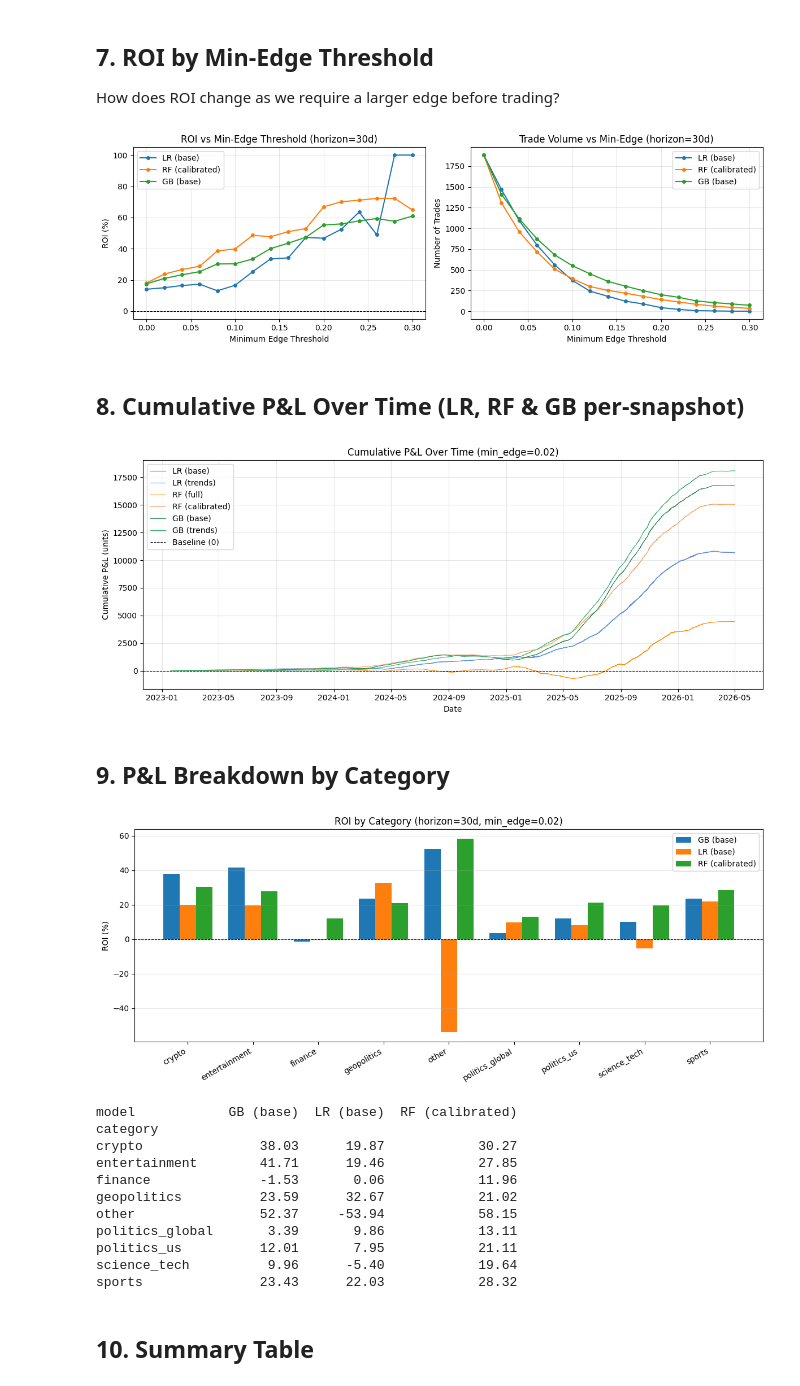
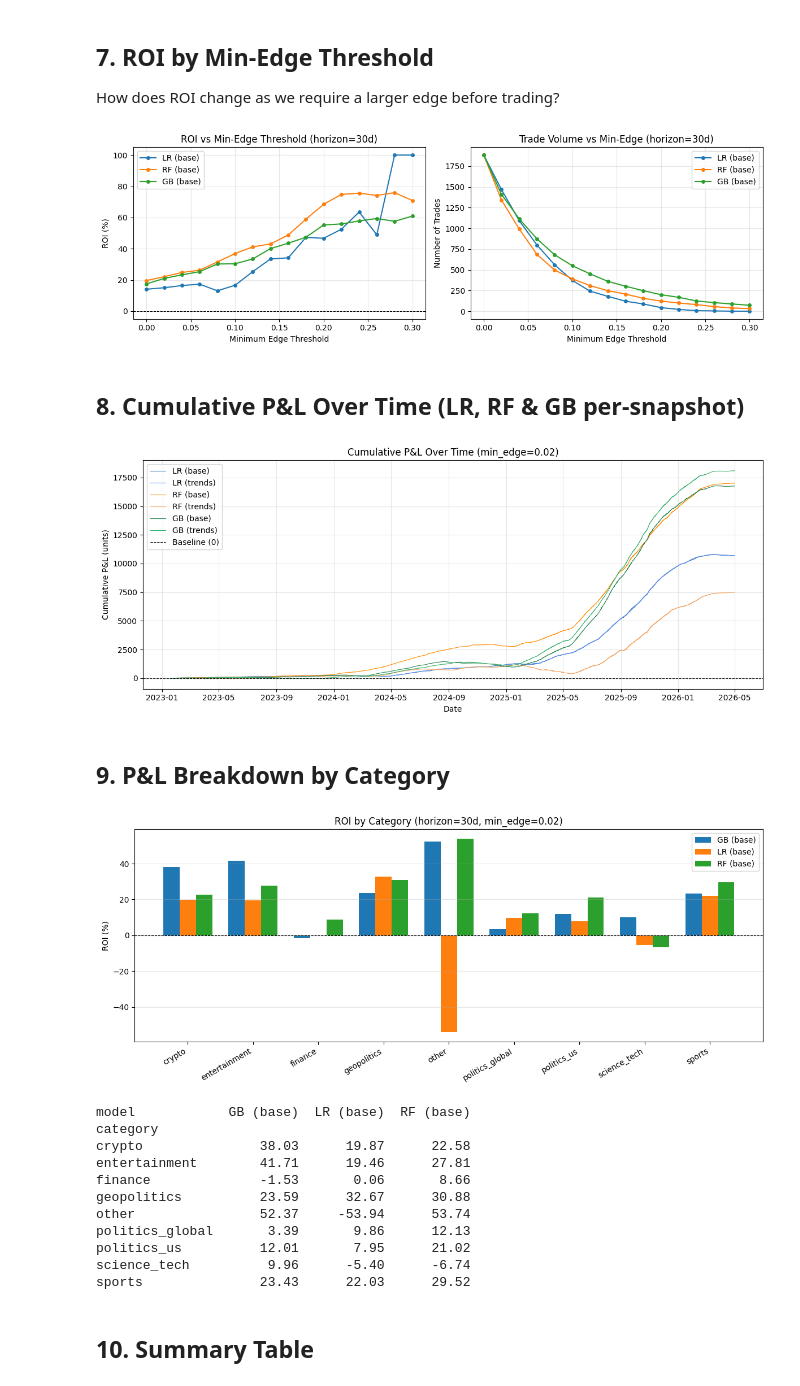
Before and after one commit to Hector-TB/predicting-prediction-markets, a Jupyter notebook: analysis/trading_simulation.ipynb, the cells around one changed output. Saved outputs shown, nothing was run; the diff lists cells and outputs as text; code cells hidden in the pictures.

```diff
--- a/analysis/trading_simulation.ipynb
+++ b/analysis/trading_simulation.ipynb
@@ -192,20 +192,17 @@ Per-snapshot trading results (min_edge=0.02)
 | 5 | GB (trends) | 217570 | 18096.99 | 27.48 | 73.80 |
 # %%
 # --- Edge distribution diagnostic ---
-# Shows how often each model disagrees with the market and by how much.
-# A trade only fires when |edge| > MIN_EDGE, so this explains n_trades differences.
-
 edge_stats = []
 fig, axes = plt.subplots(2, 3, figsize=(15, 7), sharey=False)
 axes = axes.flatten()
 
 model_series = [
-    (lr_merged.dropna(subset=['price_at_snapshot']), 'pred_prob_base',       'LR (base)'),
-    (lr_merged.dropna(subset=['price_at_snapshot']), 'pred_prob_trends',      'LR (trends)'),
-    (rf_merged.dropna(subset=['price_at_snapshot']), 'proba_full',            'RF (full)'),
-    (rf_merged.dropna(subset=['price_at_snapshot']), 'proba_full_calibrated', 'RF (calibrated)'),
-    (gb_merged.dropna(subset=['price_at_snapshot']), 'pred_prob_base',        'GB (base)'),
-    (gb_merged.dropna(subset=['price_at_snapshot']), 'pred_prob_trends',      'GB (trends)'),
+    (lr_merged.dropna(subset=['price_at_snapshot']), 'pred_prob_base',        'LR (base)'),
+    (lr_merged.dropna(subset=['price_at_snapshot']), 'pred_prob_trends',       'LR (trends)'),
+    (rf_merged.dropna(subset=['price_at_snapshot']), 'proba_trends_calibrated','RF (base)'),
+    (rf_merged.dropna(subset=['price_at_snapshot']), 'proba_trends',           'RF (trends)'),
+    (gb_merged.dropna(subset=['price_at_snapshot']), 'pred_prob_base',         'GB (base)'),
+    (gb_merged.dropna(subset=['price_at_snapshot']), 'pred_prob_trends',       'GB (trends)'),
 ]
 
 for ax, (sub, col, label) in zip(axes, model_series):
@@ -260,11 +257,12 @@ HORIZONS = range(7, 91)  # days after market open to sweep
 horizon_results = []
 for h in HORIZONS:
     for merged_df, prob_col, label in [
-        (lr_merged, 'pred_prob_base',       'LR (base)'),
-        (lr_merged, 'pred_prob_trends',      'LR (trends)'),
-        (rf_merged, 'proba_full_calibrated', 'RF (calibrated)'),
-        (gb_merged, 'pred_prob_base',        'GB (base)'),
-        (gb_merged, 'pred_prob_trends',      'GB (trends)'),
+        (lr_merged, 'pred_prob_base',        'LR (base)'),
+        (lr_merged, 'pred_prob_trends',       'LR (trends)'),
+        (rf_merged, 'proba_trends_calibrated','RF (base)'),
+        (rf_merged, 'proba_trends',           'RF (trends)'),
+        (gb_merged, 'pred_prob_base',         'GB (base)'),
+        (gb_merged, 'pred_prob_trends',       'GB (trends)'),
     ]:
         snap = get_horizon_snapshot(merged_df, prob_col, h)
         if len(snap) == 0:
@@ -358,15 +358,15 @@ How does ROI change as we require a larger edge before trading?
 # Fix a representative horizon for edge-sensitivity and category analyses
 FIXED_HORIZON = 30
 
-lr_pm = get_horizon_snapshot(lr_merged, 'pred_prob_base',       FIXED_HORIZON)
-rf_pm = get_horizon_snapshot(rf_merged, 'proba_full_calibrated', FIXED_HORIZON)
-gb_pm = get_horizon_snapshot(gb_merged, 'pred_prob_base',        FIXED_HORIZON)
+lr_pm = get_horizon_snapshot(lr_merged, 'pred_prob_base',        FIXED_HORIZON)
+rf_pm = get_horizon_snapshot(rf_merged, 'proba_trends_calibrated', FIXED_HORIZON)
+gb_pm = get_horizon_snapshot(gb_merged, 'pred_prob_base',         FIXED_HORIZON)
 
 edges = np.arange(0.0, 0.31, 0.02)
 
 focus_models = {
     'LR (base)':       (lr_pm, 'model_prob'),
-    'RF (calibrated)': (rf_pm, 'model_prob'),
+    'RF (base)': (rf_pm, 'model_prob'),
     'GB (base)':       (gb_pm, 'model_prob'),
 }
 
@@ -406,7 +406,7 @@ plt.tight_layout()
 plt.savefig('trading_roi_vs_edge.png', dpi=150, bbox_inches='tight')
 plt.show()
 # %% [output]
-[figure, old version]
+[figure, new version]
 # %% [markdown]
 ## 8. Cumulative P&L Over Time (LR, RF & GB per-snapshot)
 # %%
@@ -426,8 +426,8 @@ sub_rf = rf_merged.dropna(subset=['price_at_snapshot']).copy()
 sub_rf = sub_rf.sort_values('snapshot_timestamp')
 
 for col, label, color in [
-    ('proba_full',            'RF (full)',        'darkorange'),
-    ('proba_full_calibrated', 'RF (calibrated)',  'sandybrown'),
+    ('proba_trends_calibrated', 'RF (base)', 'darkorange'),
+    ('proba_trends',            'RF (trends)',      'sandybrown'),
 ]:
     pnl = simulate_trades(sub_rf[col].values, sub_rf['price_at_snapshot'].values, sub_rf['outcome'].values)
     ax.plot(sub_rf['snapshot_timestamp'].values, pnl.cumsum().values, label=label, color=color, linewidth=0.8)
@@ -452,14 +452,14 @@ plt.tight_layout()
 plt.savefig('trading_cumulative_pnl.png', dpi=150, bbox_inches='tight')
 plt.show()
 # %% [output]
-[figure, old version]
+[figure, new version]
 # %% [markdown]
 ## 9. P&L Breakdown by Category
 # %%
 cat_models = [
     (gb_pm, 'GB (base)'),
     (lr_pm, 'LR (base)'),
-    (rf_pm, 'RF (calibrated)'),
+    (rf_pm, 'RF (base)'),
 ]
 
 cat_rows = []
@@ -477,45 +477,45 @@ for pm_df, label in cat_models:
     grp['model'] = label
     cat_rows.append(grp)
 
 cat_df = pd.concat(cat_rows, ignore_index=True)
 
 fig, ax = plt.subplots(figsize=(12, 5))
 categories = cat_df['category'].unique()
 x = np.arange(len(categories))
 width = 0.25
 
 for i, (_, label) in enumerate(cat_models):
     vals = [cat_df[(cat_df['model'] == label) & (cat_df['category'] == c)]['roi_%'].values[0]
             if len(cat_df[(cat_df['model'] == label) & (cat_df['category'] == c)]) > 0
             else 0
             for c in categories]
     ax.bar(x + i * width, vals, width, label=label)
 
 ax.axhline(0, color='black', linewidth=0.8, linestyle='--')
 ax.set_xticks(x + width)
 ax.set_xticklabels(categories, rotation=30, ha='right')
 ax.set_ylabel('ROI (%)')
 ax.set_title(f'ROI by Category (horizon={FIXED_HORIZON}d, min_edge={MIN_EDGE})')
 ax.legend()
 ax.grid(axis='y', alpha=0.3)
 plt.tight_layout()
 plt.savefig('trading_roi_by_category.png', dpi=150, bbox_inches='tight')
 plt.show()
 
 print(cat_df.pivot_table(index='category', columns='model', values='roi_%').round(2))
 # %% [output]
-[figure, old version]
+[figure, new version]
-model            GB (base)  LR (base)  RF (calibrated)
+model            GB (base)  LR (base)  RF (base)
 category
-crypto               38.03      19.87            30.27
-entertainment        41.71      19.46            27.85
-finance              -1.53       0.06            11.96
-geopolitics          23.59      32.67            21.02
-other                52.37     -53.94            58.15
-politics_global       3.39       9.86            13.11
-politics_us          12.01       7.95            21.11
-science_tech          9.96      -5.40            19.64
-sports               23.43      22.03            28.32
+crypto               38.03      19.87      22.58
+entertainment        41.71      19.46      27.81
+finance              -1.53       0.06       8.66
+geopolitics          23.59      32.67      30.88
+other                52.37     -53.94      53.74
+politics_global       3.39       9.86      12.13
+politics_us          12.01       7.95      21.02
+science_tech          9.96      -5.40      -6.74
+sports               23.43      22.03      29.52
 # %% [markdown]
 ## 10. Summary Table
 # %%
```
Also changed, not shown: parts of 5 cells of this notebook, 4 other files.
